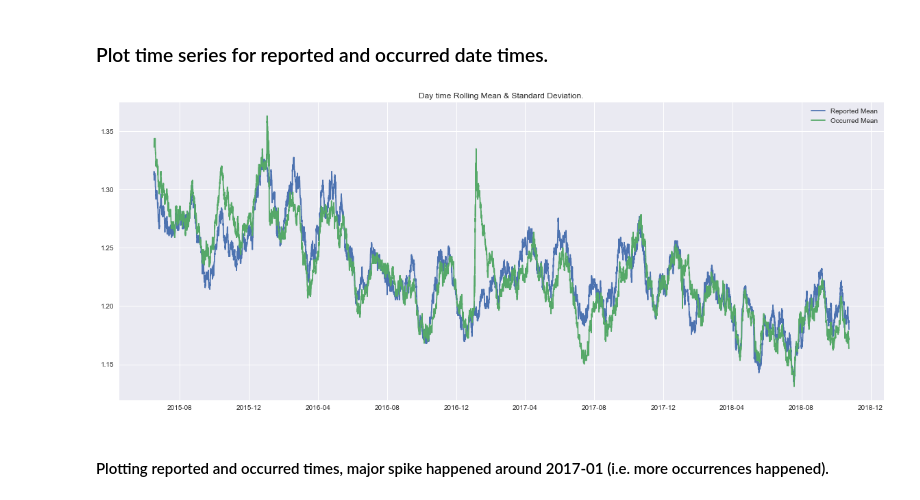
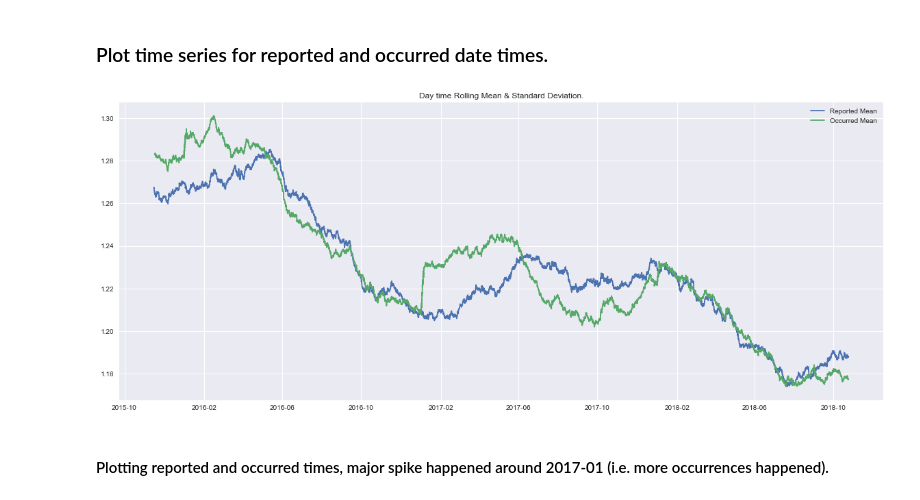
Before and after one commit to ambatirahul/Austin_Crime_Data_Analysis, a Jupyter notebook: AnalysisAndStoryTelling/TimeSeriesAnalysis.ipynb, the cells around one changed output. Saved outputs shown, nothing was run; the diff lists cells and outputs as text; code cells hidden in the pictures.

```diff
--- a/AnalysisAndStoryTelling/TimeSeriesAnalysis.ipynb
+++ b/AnalysisAndStoryTelling/TimeSeriesAnalysis.ipynb
@@ -396,9 +397,9 @@ def plot_series(ts, ts2, window, title, show_std=True):
 # %%
 reported_hour_time = reported_date_time.groupby('reported_date_time').size().reset_index().set_index('reported_date_time')[0]
 occured_hour_time = occured_date_time.groupby('occured_date_time').size().reset_index().set_index('occured_date_time')[0]
-plot_series(reported_hour_time, occured_hour_time, 672, 'Day time', False)
+plot_series(reported_hour_time, occured_hour_time, 4000, 'Day time', False)
 # %% [output]
-[figure, old version]
+[figure, new version]
 # %% [markdown]
 #### Plotting reported and occurred times, major spike happened around 2017-01 (i.e. more occurrences happened).
 # %%
```
Also changed, not shown: parts of 2 cells of this notebook.
